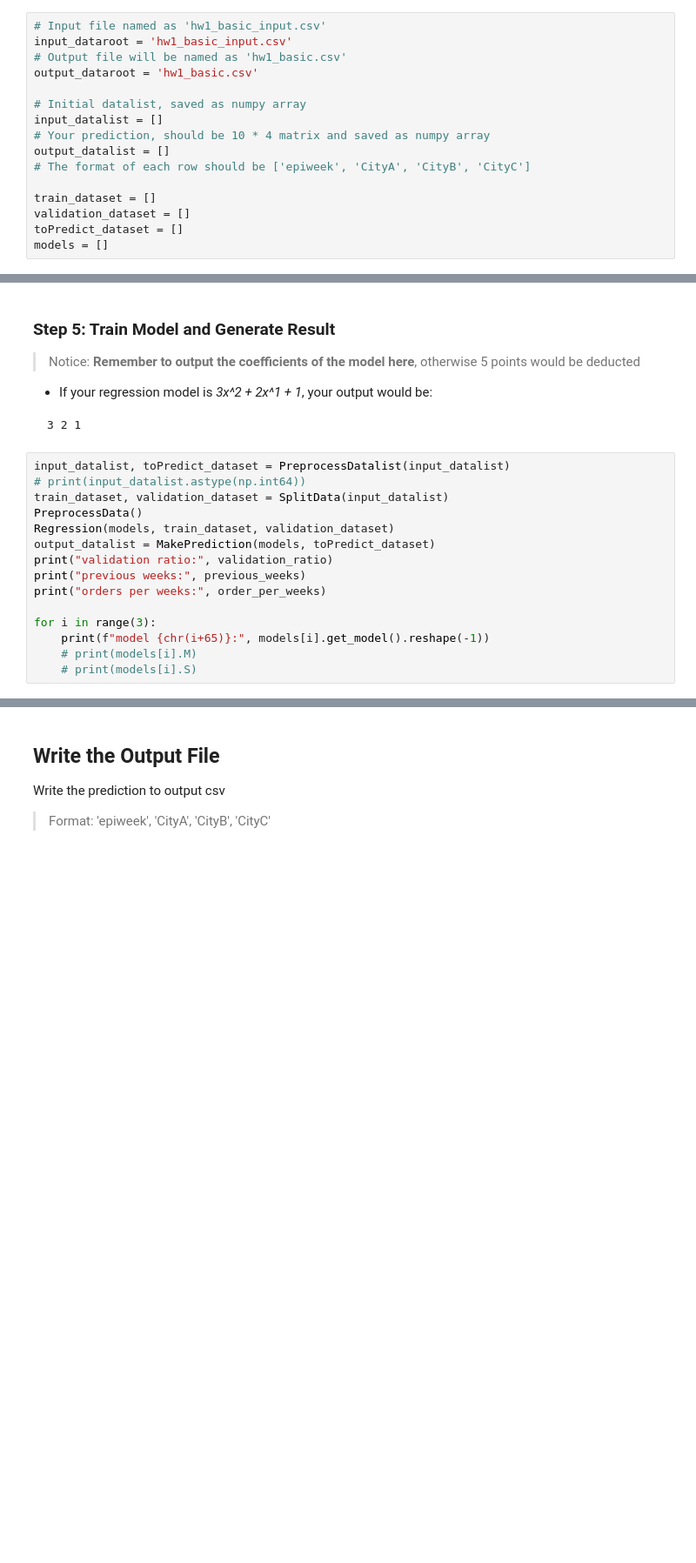
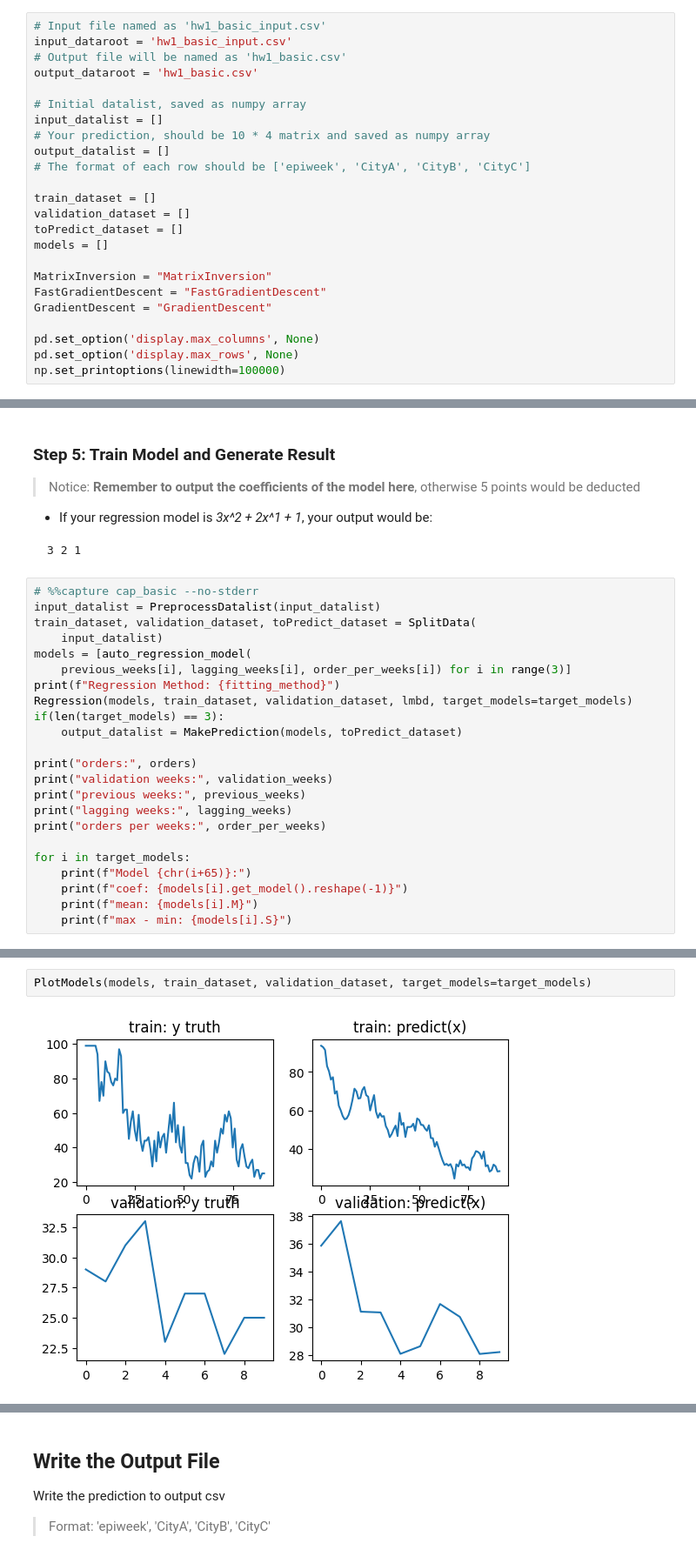
Before and after one commit to dasbd72/CS460200_ML_HW1, a Jupyter notebook: hw1.ipynb, the cells around one changed output, grey strips where cells are left out. Shown: that part at 87% size. Drawn from its saved outputs; the diff is of its cells as text; blank space fills up the shorter version.

````diff
--- a/hw1.ipynb
+++ b/hw1.ipynb
@@ -49,5 +49,13 @@ train_dataset = []
 validation_dataset = []
 toPredict_dataset = []
 models = []
+
+MatrixInversion = "MatrixInversion"
+FastGradientDescent = "FastGradientDescent"
+GradientDescent = "GradientDescent"
+
+pd.set_option('display.max_columns', None)
+pd.set_option('display.max_rows', None)
+np.set_printoptions(linewidth=100000)
 # %% [markdown]
 You can add your own global attributes here
@@ -347,17 +388,25 @@ def MakePrediction(models, toPredict, x_idx:list=[1]):
 3 2 1
 ```
 # %%
-input_datalist, toPredict_dataset = PreprocessDatalist(input_datalist)
-# print(input_datalist.astype(np.int64))
-train_dataset, validation_dataset = SplitData(input_datalist)
-PreprocessData()
-Regression(models, train_dataset, validation_dataset)
-output_datalist = MakePrediction(models, toPredict_dataset)
-print("validation ratio:", validation_ratio)
+# %%capture cap_basic --no-stderr
+input_datalist = PreprocessDatalist(input_datalist)
+train_dataset, validation_dataset, toPredict_dataset = SplitData(
+    input_datalist)
+models = [auto_regression_model(
+    previous_weeks[i], lagging_weeks[i], order_per_weeks[i]) for i in range(3)]
+print(f"Regression Method: {fitting_method}")
+Regression(models, train_dataset, validation_dataset, lmbd, target_models=target_models)
+if(len(target_models) == 3):
+    output_datalist = MakePrediction(models, toPredict_dataset)
+
+print("orders:", orders)
+print("validation weeks:", validation_weeks)
 print("previous weeks:", previous_weeks)
+print("lagging weeks:", lagging_weeks)
 print("orders per weeks:", order_per_weeks)
 
-for i in range(3):
-    print(f"model {chr(i+65)}:", models[i].get_model().reshape(-1))
-    # print(models[i].M)
-    # print(models[i].S)
+for i in target_models:
+    print(f"Model {chr(i+65)}:")
+    print(f"coef: {models[i].get_model().reshape(-1)}")
+    print(f"mean: {models[i].M}")
+    print(f"max - min: {models[i].S}")
@@ -363,0 +431,4 @@ for i in range(3):
+# %%
+PlotModels(models, train_dataset, validation_dataset, target_models=target_models)
+# %% [output]
+[figure, added]
````
Also changed, not shown: parts of 18 cells of this notebook, 3 other files.
